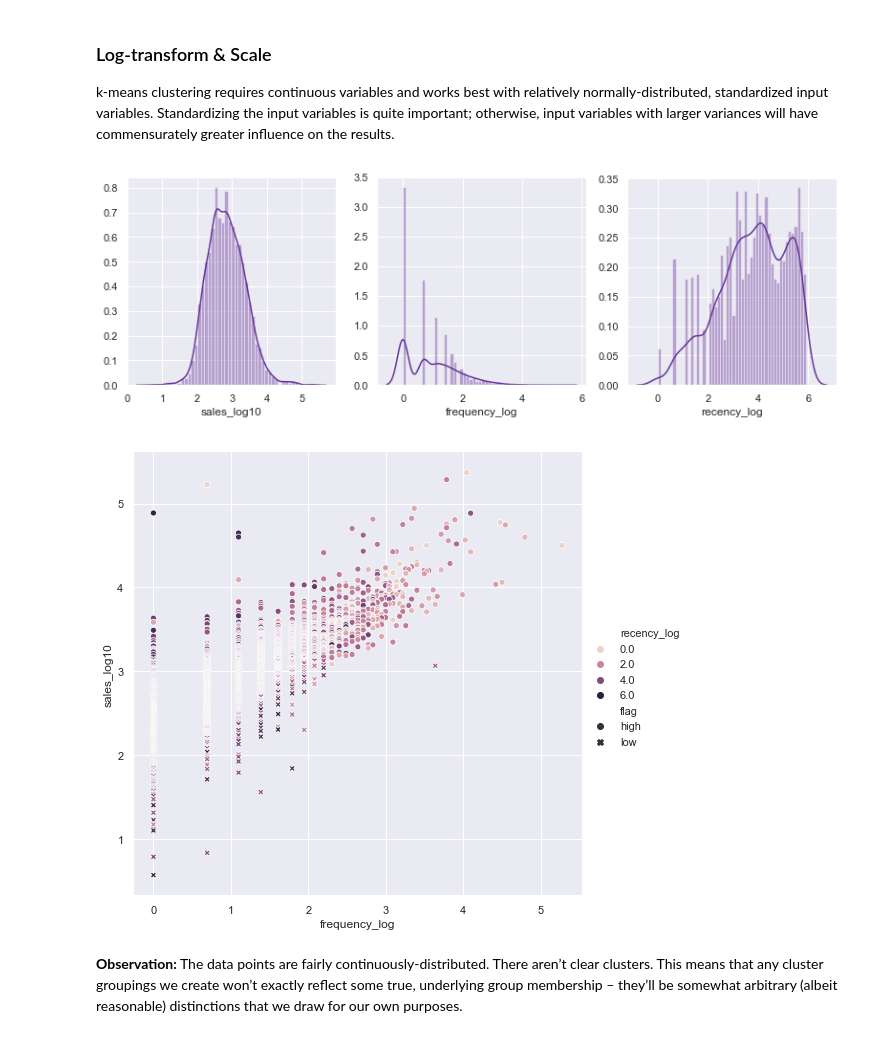
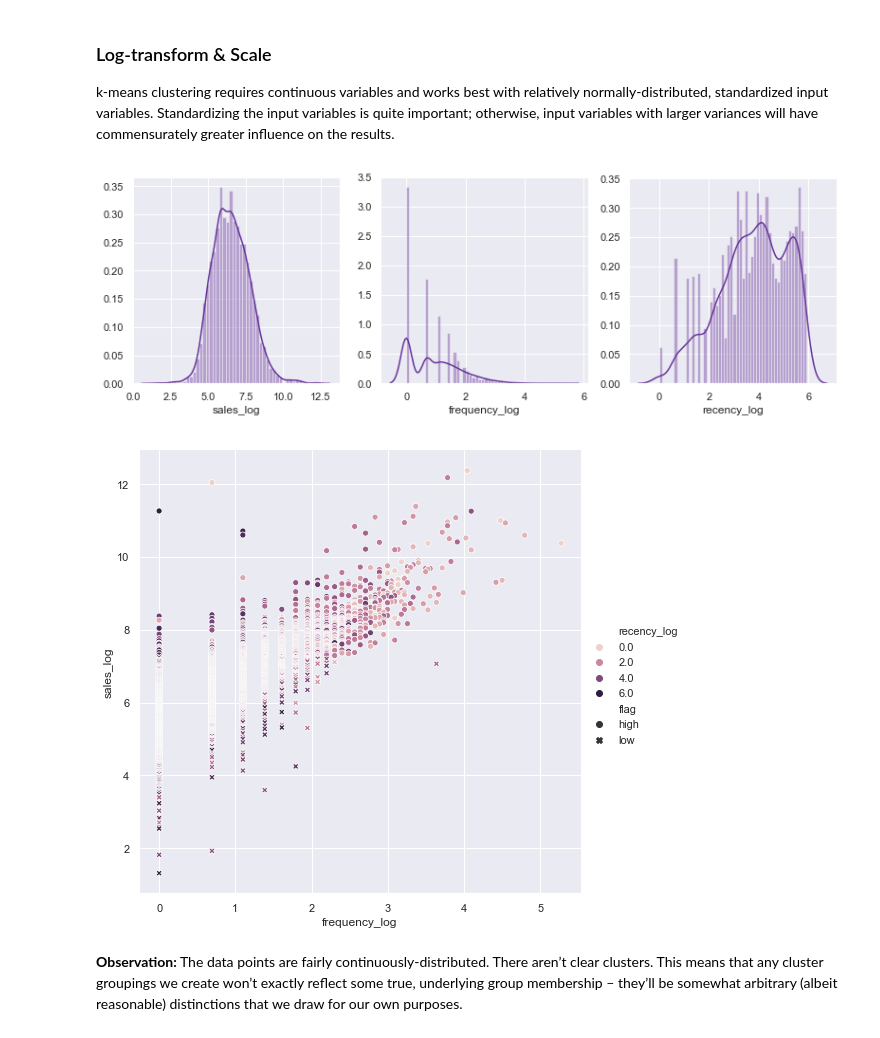
Before and after one commit to rbuerki/projects-ml, a Jupyter notebook: customer_segmentation_RFM_method/2-RFM_segmentation_with_k-means.ipynb, the cells around one changed output. Cells and saved outputs as stored; diff of their text form; code cells hidden in the pictures.

```diff
--- a/customer_segmentation_RFM_method/2-RFM_segmentation_with_k-means.ipynb
+++ b/customer_segmentation_RFM_method/2-RFM_segmentation_with_k-means.ipynb
@@ -74,16 +74,15 @@ sns.relplot('frequency', 'sales', data=rfm_data, style='flag', hue='recency', he
 k-means clustering requires continuous variables and works best with relatively normally-distributed, standardized input variables. Standardizing the input variables is quite important; otherwise, input variables with larger variances will have commensurately greater influence on the results.
 # %%
 # Log-transform
-rfm_log = cleaning.apply_log(rfm_data, cols_to_transform=['frequency', 'recency'], rename=True)
-rfm_log = cleaning.apply_log10(rfm_log, cols_to_transform=['sales'], rename=True)
+rfm_log = cleaning.apply_log(rfm_data, cols_to_transform=['frequency', 'recency', 'sales'], rename=True)
 # %%
 EDA.plot_num_hist(rfm_log, figsize=(18, 4))
 # %% [output]
-[figure, old version]
+[figure, new version]
 # %%
-sns.relplot('frequency_log', 'sales_log10', data=rfm_log, style='flag', hue='recency_log', height=7);
+sns.relplot('frequency_log', 'sales_log', data=rfm_log, style='flag', hue='recency_log', height=7);
 # %% [output]
-[figure, old version]
+[figure, new version]
 # %% [markdown]
 **Observation:** The data points are fairly continuously-distributed. There aren’t clear clusters. This means that any cluster groupings we create won’t exactly reflect some true, underlying group membership – they’ll be somewhat arbitrary (albeit reasonable) distinctions that we draw for our own purposes.
 # %% [markdown]
```
Also changed, not shown: parts of 17 cells of this notebook.
